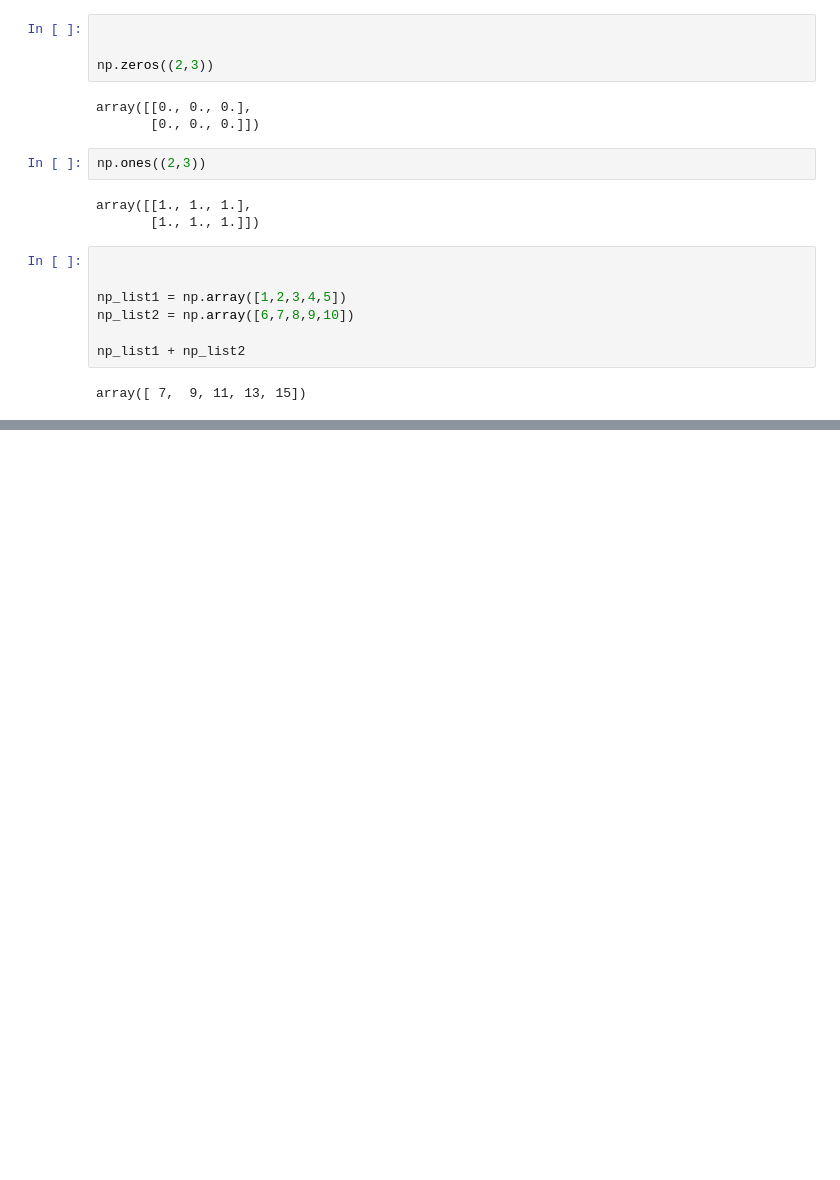
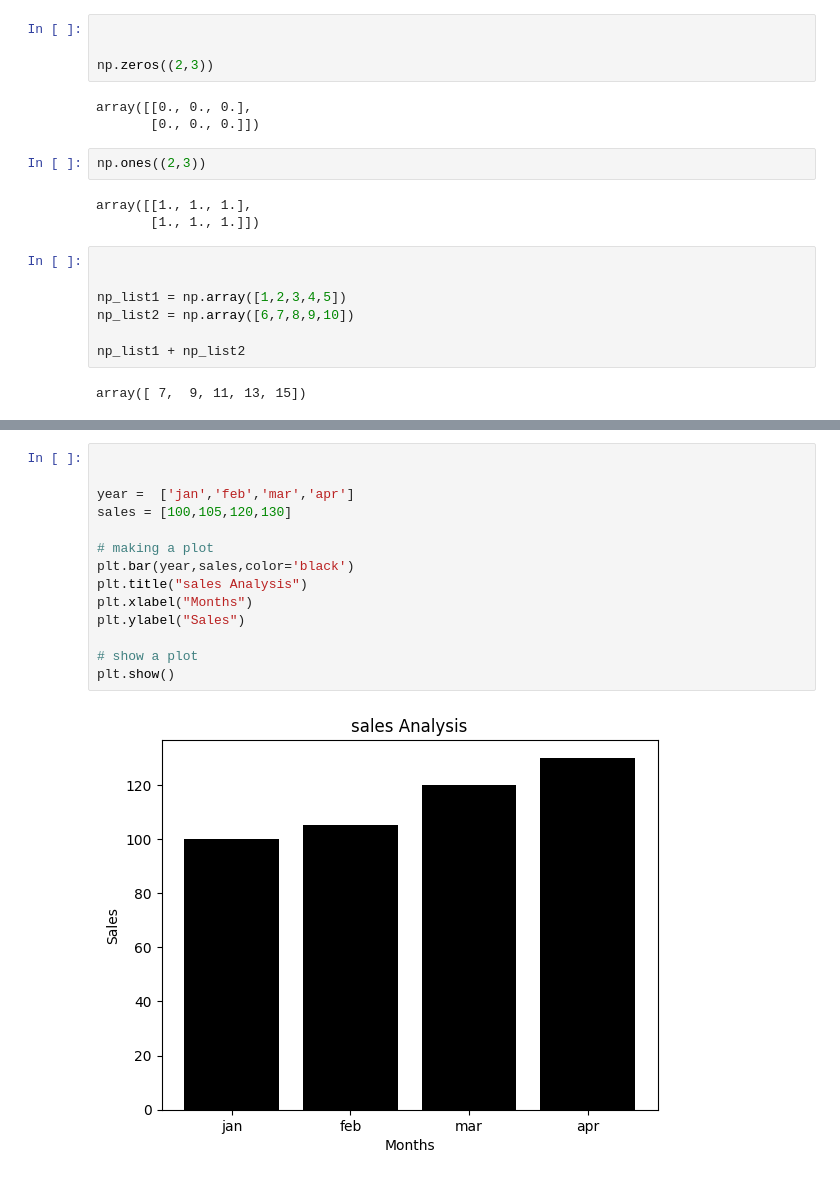
Before and after one commit to Aaqib-Ahmed-Khan/Numpy-practice-Assignments, a Jupyter notebook: numpy1.ipynb, the cells around one changed output, grey strips where cells are left out. Cells and saved outputs as stored; diff of their text form; blank space fills up the shorter version.

```diff
--- a/numpy1.ipynb
+++ b/numpy1.ipynb
@@ -225,0 +314,16 @@ array([ 7,  9, 11, 13, 15])
+# %%
+
+
+year =  ['jan','feb','mar','apr']
+sales = [100,105,120,130]
+
+# making a plot
+plt.bar(year,sales,color='black')
+plt.title("sales Analysis")
+plt.xlabel("Months")
+plt.ylabel("Sales")
+
+# show a plot
+plt.show()
+# %% [output]
+[figure, added]
```
Also changed, not shown: parts of 14 cells of this notebook.
